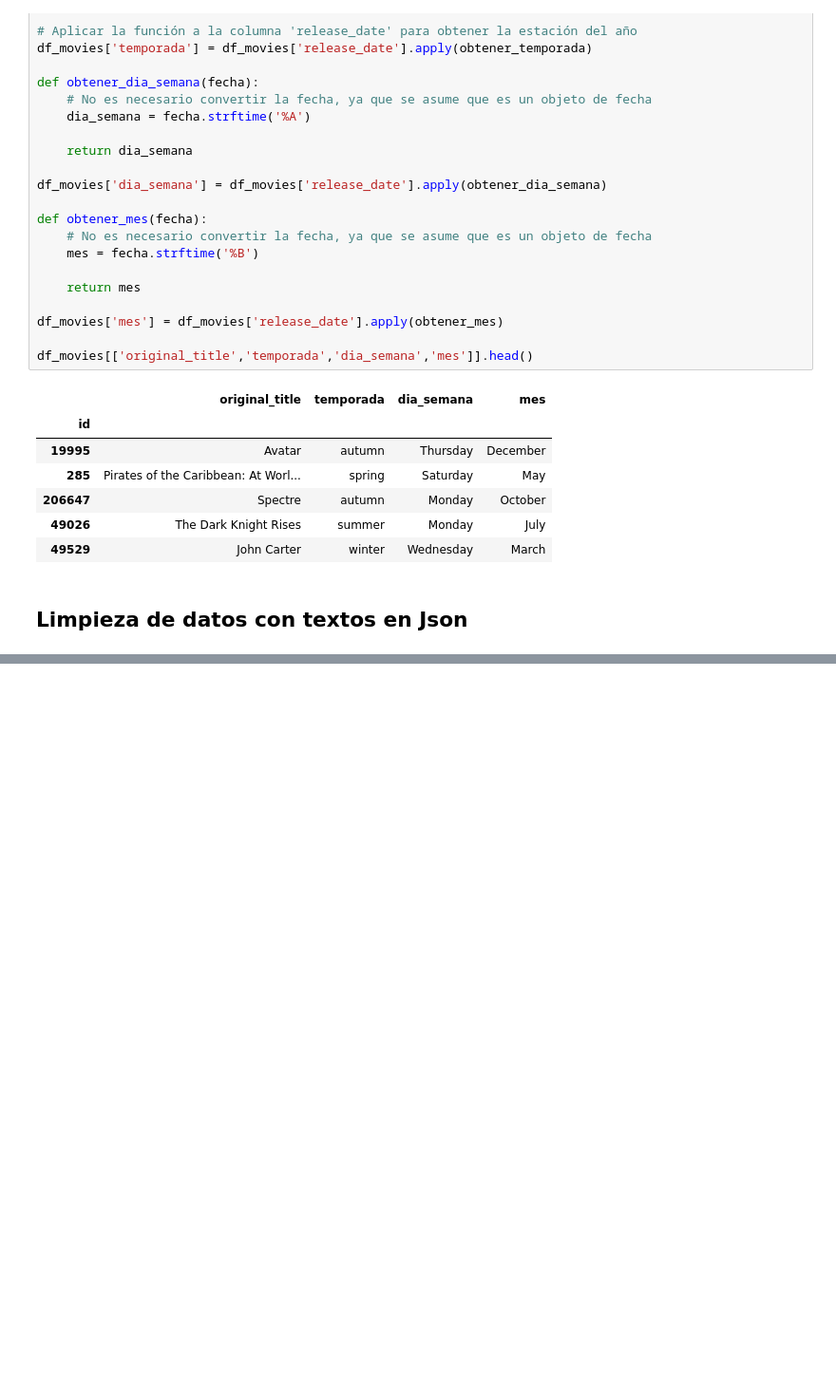
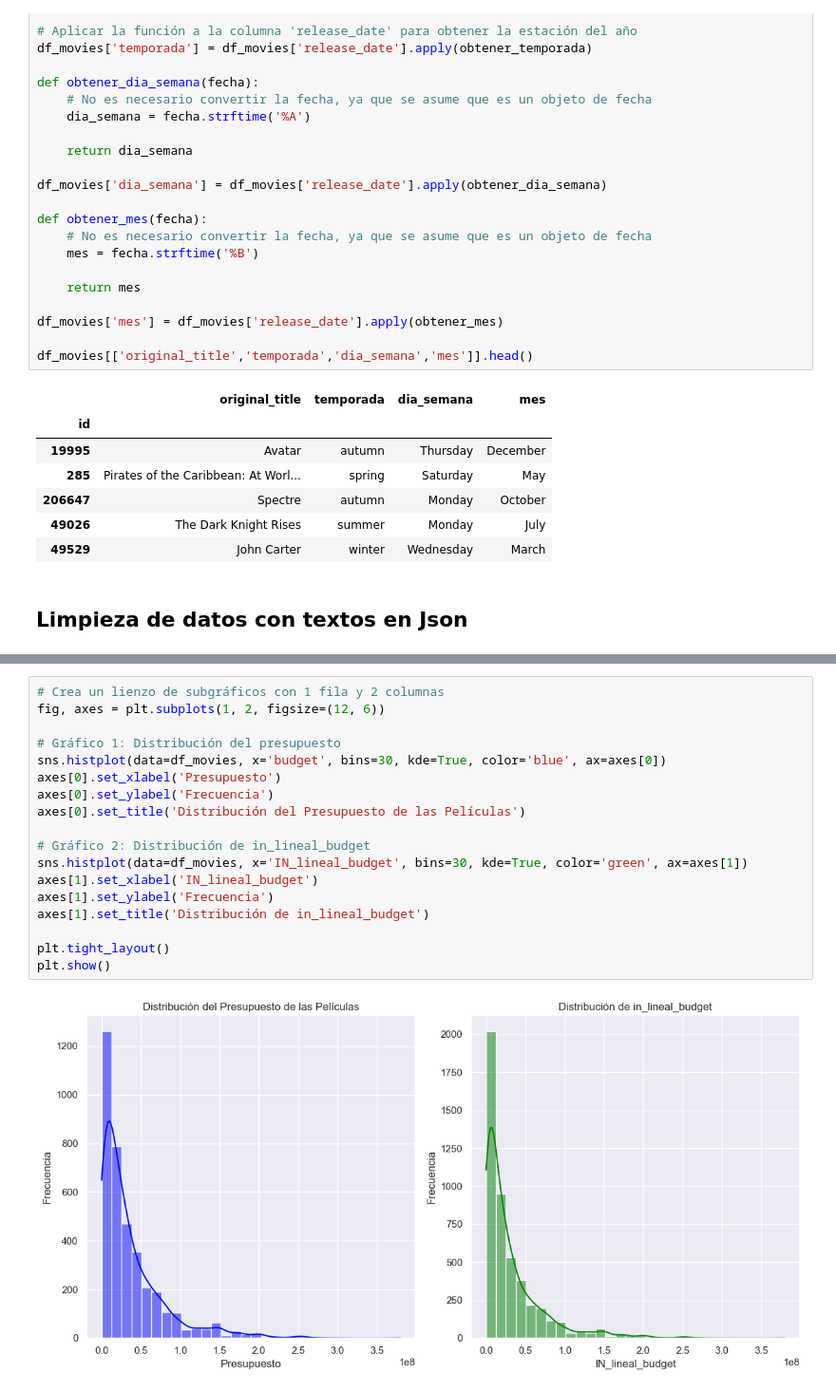
Before and after one commit to ApocalypseScrambler/datascience, a Jupyter notebook: Desafios/ProyectoDS_Parte II - Reyes Luis - 46270.ipynb, the cells around one changed output, grey strips where cells are left out. Shown at 95% size. Saved outputs shown, nothing was run; the diff lists cells and outputs as text; blank space fills up the shorter version.

```diff
--- a/Desafios/ProyectoDS_Parte II - Reyes Luis - 46270.ipynb
+++ b/Desafios/ProyectoDS_Parte II - Reyes Luis - 46270.ipynb
@@ -907,0 +1038,20 @@ df_movies[['genres','keywords','spoken_languages','cast','production_companie','
+# %%
+# Crea un lienzo de subgráficos con 1 fila y 2 columnas
+fig, axes = plt.subplots(1, 2, figsize=(12, 6))
+
+# Gráfico 1: Distribución del presupuesto
+sns.histplot(data=df_movies, x='budget', bins=30, kde=True, color='blue', ax=axes[0])
+axes[0].set_xlabel('Presupuesto')
+axes[0].set_ylabel('Frecuencia')
+axes[0].set_title('Distribución del Presupuesto de las Películas')
+
+# Gráfico 2: Distribución de in_lineal_budget
+sns.histplot(data=df_movies, x='IN_lineal_budget', bins=30, kde=True, color='green', ax=axes[1])
+axes[1].set_xlabel('IN_lineal_budget')
+axes[1].set_ylabel('Frecuencia')
+axes[1].set_title('Distribución de in_lineal_budget')
+
+plt.tight_layout()
+plt.show()
+# %% [output]
+[figure, added]
```
Also changed, not shown: parts of 24 cells of this notebook.
